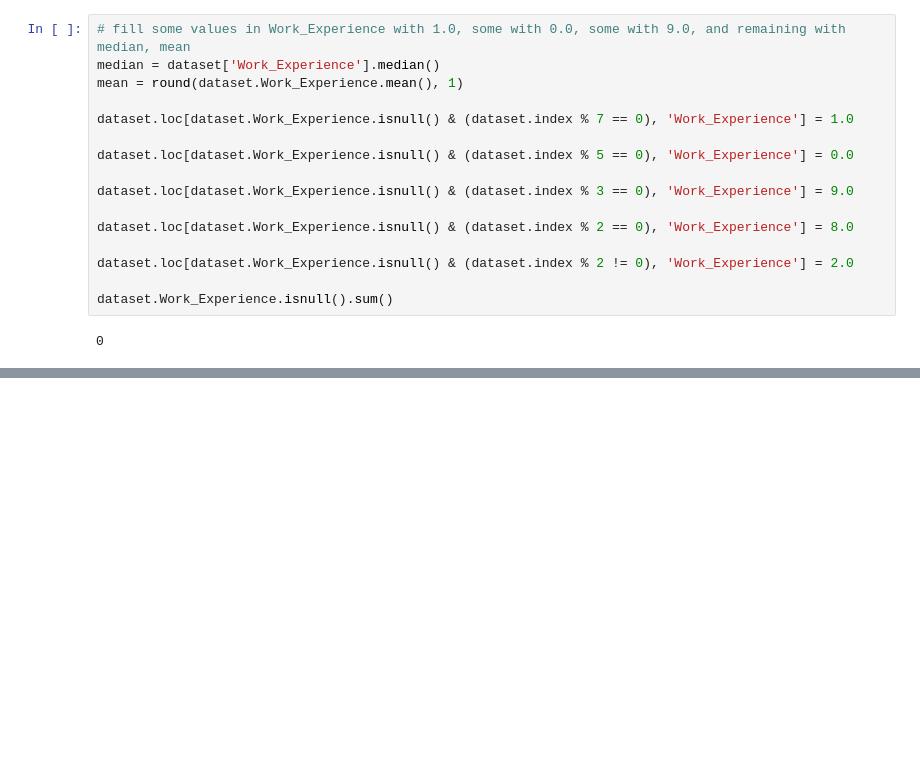
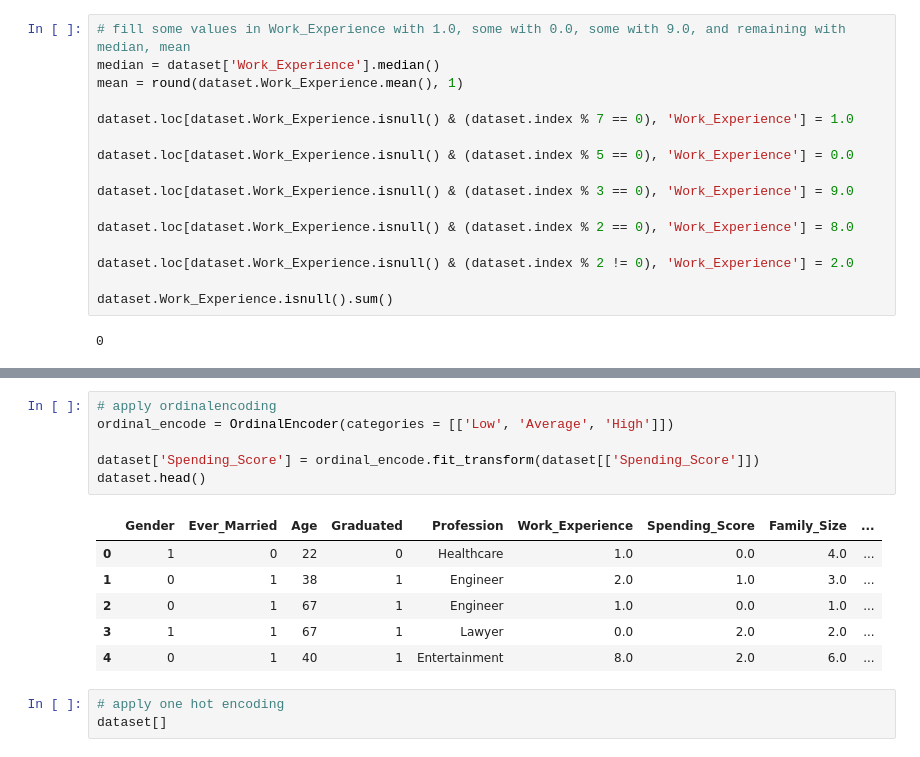
Before and after one commit to arfan64shah/Data_Science, a Jupyter notebook: Random_Forest/Random_Forest.ipynb, the cells around one changed output, grey strips where cells are left out. Cells and saved outputs as stored; diff of their text form; blank space fills up the shorter version.

```diff
--- a/Random_Forest/Random_Forest.ipynb
+++ b/Random_Forest/Random_Forest.ipynb
@@ -254,0 +434,16 @@ dataset.Work_Experience.isnull().sum()
+# %%
+# apply ordinalencoding
+ordinal_encode = OrdinalEncoder(categories = [['Low', 'Average', 'High']])
+
+dataset['Spending_Score'] = ordinal_encode.fit_transform(dataset[['Spending_Score']])
+dataset.head()
+# %% [output]
+|  | Gender | Ever_Married | Age | Graduated | Profession | Work_Experience | Spending_Score | Family_Size | ... |
+| 0 | 1 | 0 | 22 | 0 | Healthcare | 1.0 | 0.0 | 4.0 | ... |
+| 1 | 0 | 1 | 38 | 1 | Engineer | 2.0 | 1.0 | 3.0 | ... |
+| 2 | 0 | 1 | 67 | 1 | Engineer | 1.0 | 0.0 | 1.0 | ... |
+| 3 | 1 | 1 | 67 | 1 | Lawyer | 0.0 | 2.0 | 2.0 | ... |
+| 4 | 0 | 1 | 40 | 1 | Entertainment | 8.0 | 2.0 | 6.0 | ... |
+# %%
+# apply one hot encoding
+dataset[]
```
Also changed, not shown: parts of 16 cells of this notebook.
